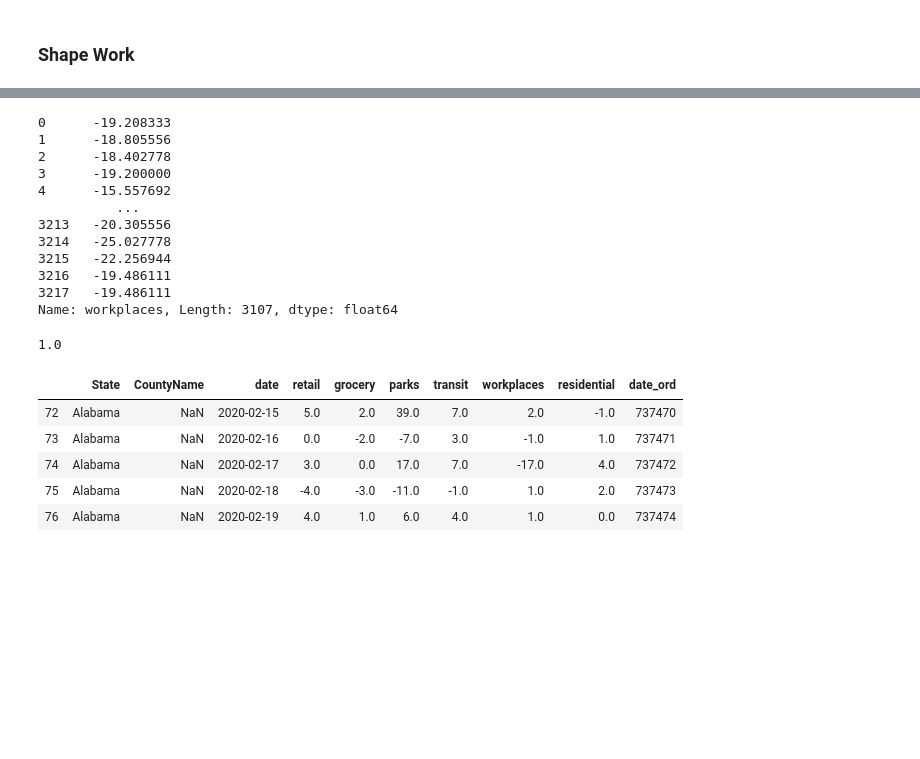
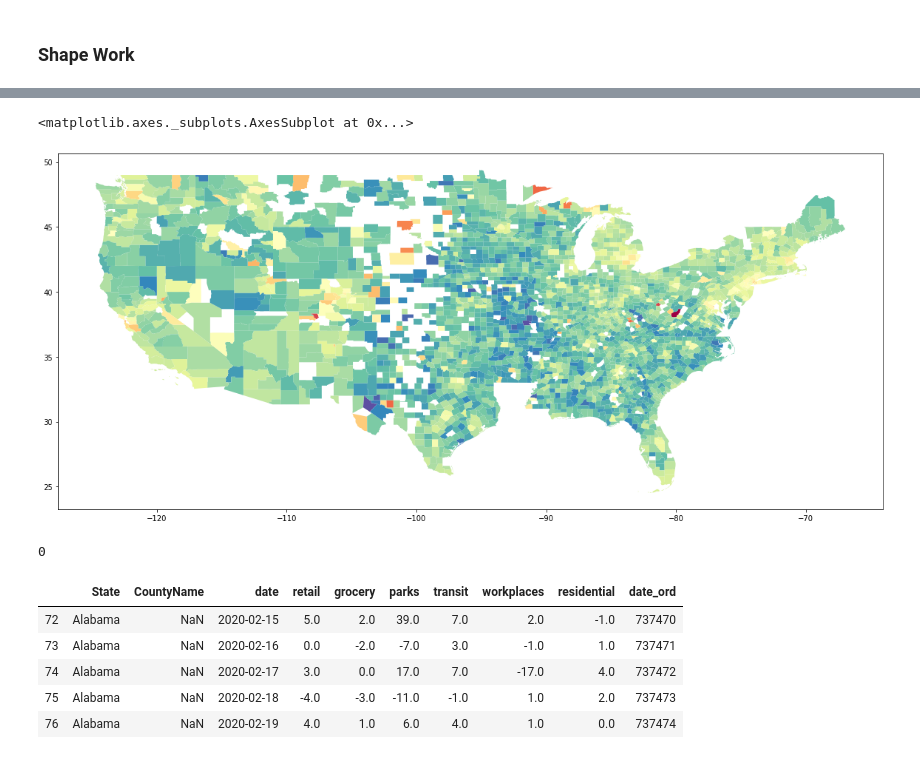
Before and after one commit to joshuaiokua/data100_final-project, a Jupyter notebook: Josh_notebook.ipynb, the cells around one changed output, grey strips where cells are left out. Cells and saved outputs as stored; diff of their text form; code cells hidden in the pictures; blank space fills up the shorter version.

```diff
--- a/Josh_notebook.ipynb
+++ b/Josh_notebook.ipynb
@@ -71,7 +71,7 @@ def County_Winners_DF(df, method='categorical'):
         list_2016.extend(county_winners[4])
 
     final_dataframe = pd.DataFrame({
-    'countyFIPS': list_fips,
+    'FIPS': list_fips,
     '2000': list_2000, '2004': list_2004,
     '2008': list_2008, '2012': list_2012,
     '2016': list_2016})
@@ -113,3 +160,3 @@ county_winners_cont_df = County_Winners_DF(test_2, method='continuous')
 # %%
-cat_merged = abridged.merge(county_winners_cat_df, on='countyFIPS', how='inner')
-cont_merged = abridged.merge(county_winners_cont_df, on='countyFIPS', how='inner')
+cat_merged = counties_df.merge(county_winners_cat_df, on='FIPS', how='inner')
+cont_merged = counties_df.merge(county_winners_cont_df, on='FIPS', how='inner')
@@ -244,25 +248,17 @@ for col in new_cols:
 [figure]
 # %%
-#merged_shape_mob.loc[:, ('workplaces')] = merged_shape_mob.loc[:, ('workplaces')].interpolate()
-#merged_shape_mob.loc[:, ('retail')] = merged_shape_mob.loc[:, ('retail')].interpolate()
-#merged_shape_mob.loc[:, ('grocery')] = merged_shape_mob.loc[:, ('retail')].interpolate()
+merged_shape_mob.loc[:, ('workplaces')] = merged_shape_mob.loc[:, ('workplaces')].interpolate()
+merged_shape_mob.loc[:, ('retail')] = merged_shape_mob.loc[:, ('retail')].interpolate()
+merged_shape_mob.loc[:, ('grocery')] = merged_shape_mob.loc[:, ('grocery')].interpolate()
-# %% [output]
-0      -19.208333
-1      -18.805556
-2      -18.402778
-3      -19.200000
-4      -15.557692
-          ...
-3213   -20.305556
-3214   -25.027778
-3215   -22.256944
-3216   -19.486111
-3217   -19.486111
-Name: workplaces, Length: 3107, dtype: float64
-# %%
-np.nanmean([np.nan, 1])
-# %% [output]
-1.0
+# %%
+merged_shape_mob.loc[:, ('geometry', 'workplaces')].plot(column='workplaces', cmap='Spectral', figsize=(20,10))
+# %% [output]
+<matplotlib.axes._subplots.AxesSubplot at 0x...>
+[figure, added]
+# %%
+merged_shape_mob['workplaces'].isna().sum()
+# %% [output]
+0
 # %%
 mob_test = mob[mob['State'] == 'Alabama']
 mob_test.head()
```
Also changed, not shown: parts of 20 cells of this notebook, 3 other files.
